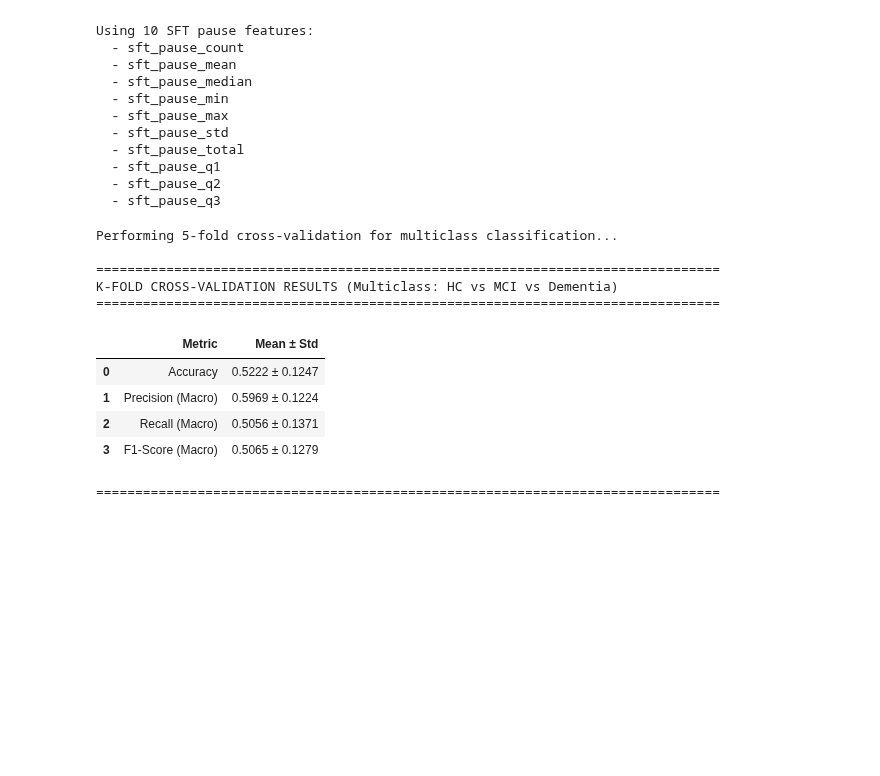
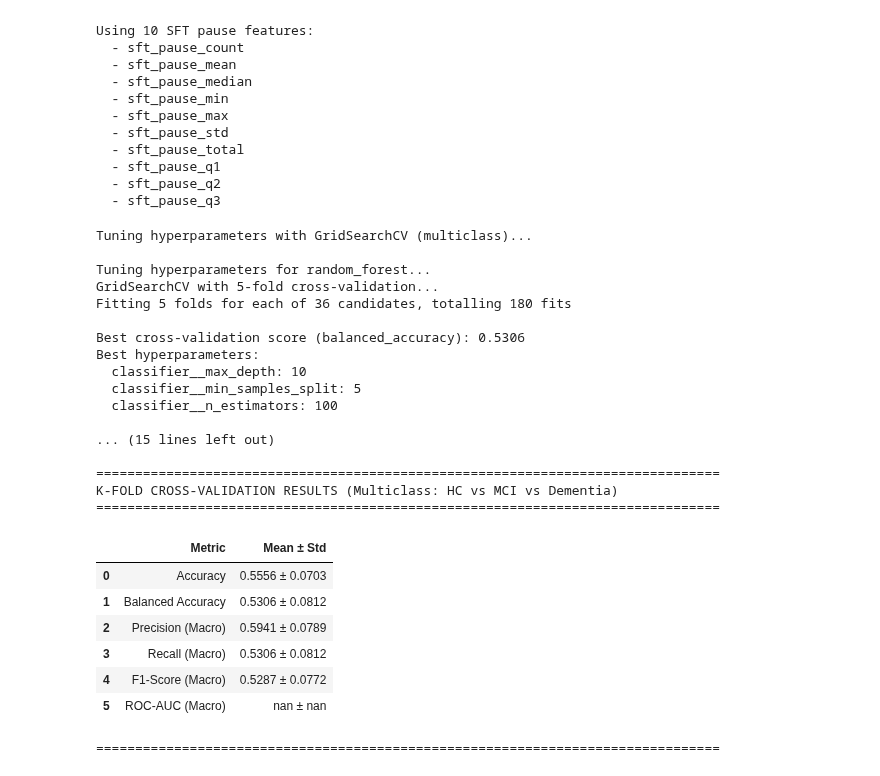
Before and after one commit to bentindal/cognospeak-pft-sft-pauses-data-analysis, a Jupyter notebook: transcript_analysis.ipynb, the cells around one changed output. Drawn from its saved outputs; the diff is of its cells as text; code cells hidden in the pictures; blank space fills up the shorter version.

```diff
--- a/transcript_analysis.ipynb
+++ b/transcript_analysis.ipynb
@@ -510,10 +543,25 @@ Using 12 features (including demographics):
   - age
   - gender_encoded
 # %%
-# Perform 5-fold cross-validation with demographics and collect predictions
+# Optionally tune hyperparameters with GridSearchCV
+tune_hyperparams_demo = True  # Set to False to use default hyperparameters
+cv_folds_demo = 5
+
+if tune_hyperparams_demo:
+    print("Tuning hyperparameters with GridSearchCV (with demographics)...")
+    classifier_demo, best_params_demo = tune_hyperparameters(X_demo, y_demo, 'logistic', cv_folds=cv_folds_demo)
+    print(f"\nBest hyperparameters: {best_params_demo}\n")
+else:
+    classifier_demo = get_classifier('logistic')
+
+# Perform cross-validation with enhanced metrics (balanced_accuracy, F1, ROC-AUC)
+print("Performing cross-validation with enhanced metrics (with demographics)...")
+cv_results_demo = evaluate_with_cv(X_demo, y_demo, classifier_demo, k_folds=k_folds)
+print_cv_results(cv_results_demo)
+
+# Perform 5-fold cross-validation with demographics and collect predictions for confusion matrix
 k_folds = 5
 cv = StratifiedKFold(n_splits=k_folds, shuffle=True, random_state=RANDOM_SEED)
-classifier_demo = get_classifier('logistic')
 
 # Store all predictions and true labels across folds
 all_y_true_demo = []
@@ -676,50 +727,82 @@ Using 10 SFT pause features:
   - sft_pause_q2
   - sft_pause_q3
 # %%
+# Optionally tune hyperparameters with GridSearchCV
+tune_hyperparams_multiclass = True  # Set to False to use default hyperparameters
+cv_folds_multiclass = 5
+
+if tune_hyperparams_multiclass:
+    print("Tuning hyperparameters with GridSearchCV (multiclass)...")
+    classifier_multiclass, best_params_multiclass = tune_hyperparameters(
+        X_multiclass, y_multiclass, 'random_forest', cv_folds=cv_folds_multiclass
+    )
+    print(f"\nBest hyperparameters: {best_params_multiclass}\n")
+else:
+    classifier_multiclass = get_classifier('random_forest')  # Random Forest works well for multiclass
+
 # Perform 5-fold cross-validation for multiclass classification
 k_folds = 5
-classifier_multiclass = get_classifier('random_forest')  # Random Forest works well for multiclass
-
 print(f"Performing {k_folds}-fold cross-validation for multiclass classification...")
 cv_results_multiclass = evaluate_with_cv(X_multiclass, y_multiclass, classifier_multiclass, k_folds=k_folds)
 
-# Display CV results as a pandas DataFrame
+# Print formatted results (includes balanced_accuracy and ROC-AUC)
+print_cv_results(cv_results_multiclass)
+
+# Display CV results as a pandas DataFrame (now includes balanced_accuracy and ROC-AUC)
 cv_results_df = pd.DataFrame({
-    'Metric': ['Accuracy', 'Precision (Macro)', 'Recall (Macro)', 'F1-Score (Macro)'],
+    'Metric': ['Accuracy', 'Balanced Accuracy', 'Precision (Macro)', 'Recall (Macro)', 'F1-Score (Macro)', 'ROC-AUC (Macro)'],
     'Mean': [
         cv_results_multiclass['accuracy_mean'],
+        cv_results_multiclass['balanced_accuracy_mean'],
         cv_results_multiclass['precision_mean'],
         cv_results_multiclass['recall_mean'],
-        cv_results_multiclass['f1_mean']
+        cv_results_multiclass['f1_mean'],
+        cv_results_multiclass['roc_auc_mean']
     ],
     'Std': [
         cv_results_multiclass['accuracy_std'],
+        cv_results_multiclass['balanced_accuracy_std'],
         cv_results_multiclass['precision_std'],
         cv_results_multiclass['recall_std'],
-        cv_results_multiclass['f1_std']
+        cv_results_multiclass['f1_std'],
+        cv_results_multiclass['roc_auc_std']
     ]
 })
 cv_results_df['Mean ± Std'] = cv_results_df.apply(
     lambda row: f"{row['Mean']:.4f} ± {row['Std']:.4f}", axis=1
 )
 cv_results_df = cv_results_df[['Metric', 'Mean ± Std']]
 
 print("\n" + "=" * 80)
 print("K-FOLD CROSS-VALIDATION RESULTS (Multiclass: HC vs MCI vs Dementia)")
 print("=" * 80)
 display(cv_results_df)
 print("=" * 80 + "\n")
 # %% [output]
-Performing 5-fold cross-validation for multiclass classification...
+Tuning hyperparameters with GridSearchCV (multiclass)...
+
+Tuning hyperparameters for random_forest...
+GridSearchCV with 5-fold cross-validation...
+Fitting 5 folds for each of 36 candidates, totalling 180 fits
+
+Best cross-validation score (balanced_accuracy): 0.5306
+Best hyperparameters:
+  classifier__max_depth: 10
+  classifier__min_samples_split: 5
+  classifier__n_estimators: 100
+
+... (15 lines left out)
 
 ================================================================================
 K-FOLD CROSS-VALIDATION RESULTS (Multiclass: HC vs MCI vs Dementia)
 ================================================================================
 |  | Metric | Mean ± Std |
-| 0 | Accuracy | 0.5222 ± 0.1247 |
-| 1 | Precision (Macro) | 0.5969 ± 0.1224 |
-| 2 | Recall (Macro) | 0.5056 ± 0.1371 |
-| 3 | F1-Score (Macro) | 0.5065 ± 0.1279 |
+| 0 | Accuracy | 0.5556 ± 0.0703 |
+| 1 | Balanced Accuracy | 0.5306 ± 0.0812 |
+| 2 | Precision (Macro) | 0.5941 ± 0.0789 |
+| 3 | Recall (Macro) | 0.5306 ± 0.0812 |
+| 4 | F1-Score (Macro) | 0.5287 ± 0.0772 |
+| 5 | ROC-AUC (Macro) | nan ± nan |
 ================================================================================
 # %%
 # Collect predictions across all folds for confusion matrix
```
Also changed, not shown: parts of 13 cells of this notebook.
